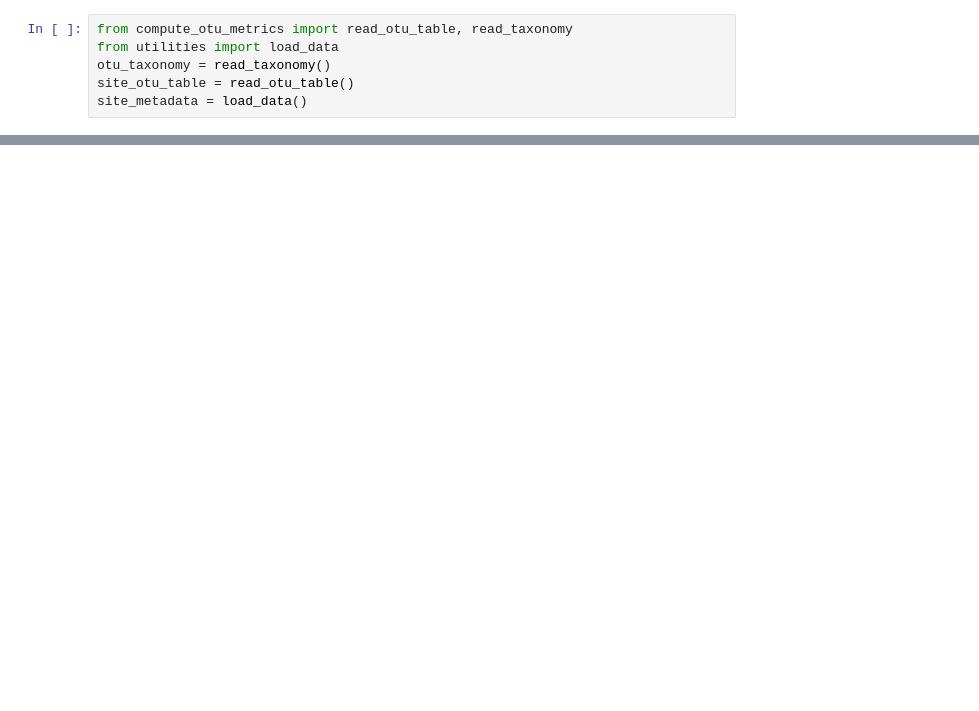
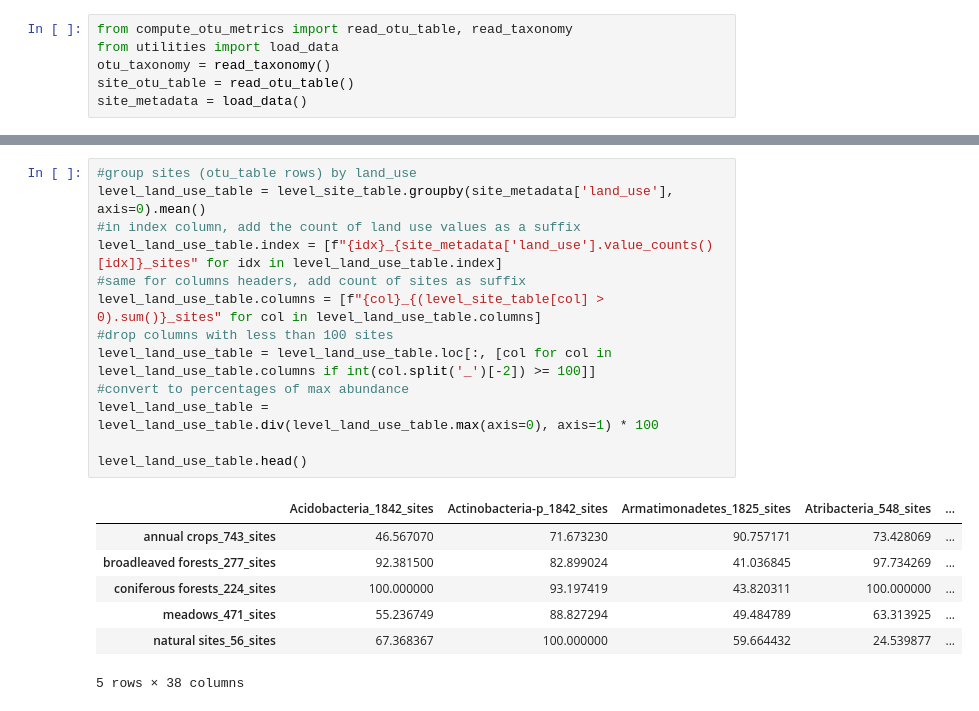
Before and after one commit to Phurga/rmqs_exploration, a Jupyter notebook: code/tests.ipynb, the cells around one changed output, grey strips where cells are left out. Drawn from its saved outputs; the diff is of its cells as text; blank space fills up the shorter version.

```diff
--- a/code/tests.ipynb
+++ b/code/tests.ipynb
@@ -22,0 +23,21 @@ level_site_table.head()
+# %%
+#group sites (otu_table rows) by land_use
+level_land_use_table = level_site_table.groupby(site_metadata['land_use'], axis=0).mean()
+#in index column, add the count of land use values as a suffix
+level_land_use_table.index = [f"{idx}_{site_metadata['land_use'].value_counts()[idx]}_sites" for idx in level_land_use_table.index]
+#same for columns headers, add count of sites as suffix
+level_land_use_table.columns = [f"{col}_{(level_site_table[col] > 0).sum()}_sites" for col in level_land_use_table.columns]
+#drop columns with less than 100 sites
+level_land_use_table = level_land_use_table.loc[:, [col for col in level_land_use_table.columns if int(col.split('_')[-2]) >= 100]]
+#convert to percentages of max abundance
+level_land_use_table = level_land_use_table.div(level_land_use_table.max(axis=0), axis=1) * 100
+
+level_land_use_table.head()
+# %% [output]
+|  | Acidobacteria_1842_sites | Actinobacteria-p_1842_sites | Armatimonadetes_1825_sites | Atribacteria_548_sites | ... |
+| annual crops_743_sites | 46.567070 | 71.673230 | 90.757171 | 73.428069 | ... |
+| broadleaved forests_277_sites | 92.381500 | 82.899024 | 41.036845 | 97.734269 | ... |
+| coniferous forests_224_sites | 100.000000 | 93.197419 | 43.820311 | 100.000000 | ... |
+| meadows_471_sites | 55.236749 | 88.827294 | 49.484789 | 63.313925 | ... |
+| natural sites_56_sites | 67.368367 | 100.000000 | 59.664432 | 24.539877 | ... |
+5 rows × 38 columns
```
Also changed, not shown: parts of 3 cells of this notebook, 2 other files.
